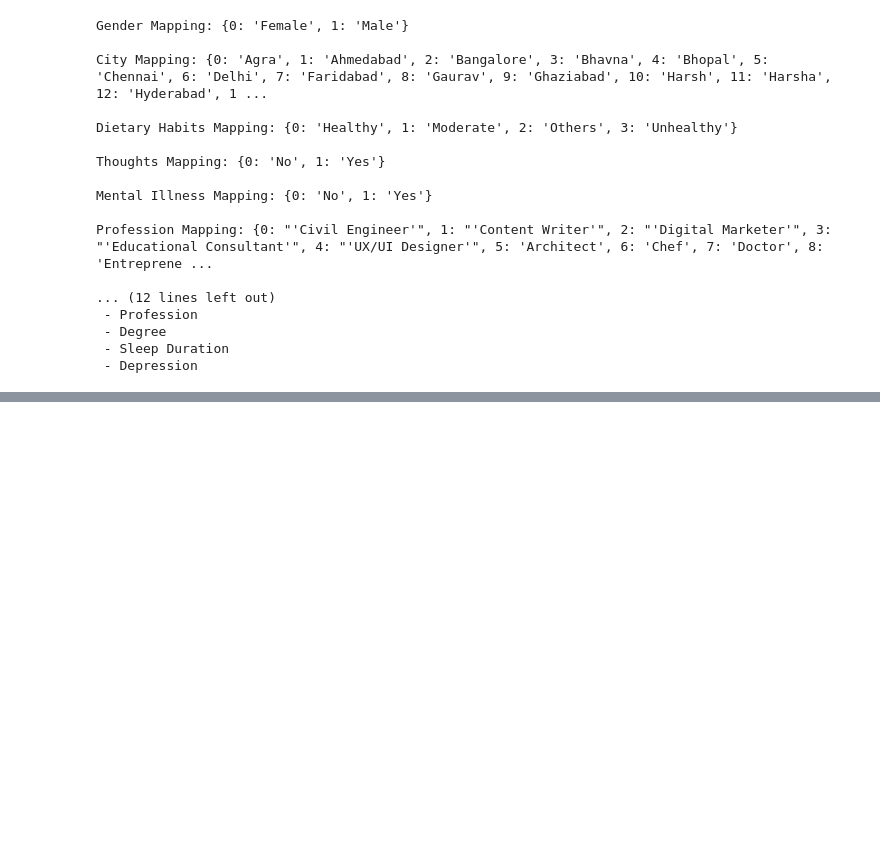
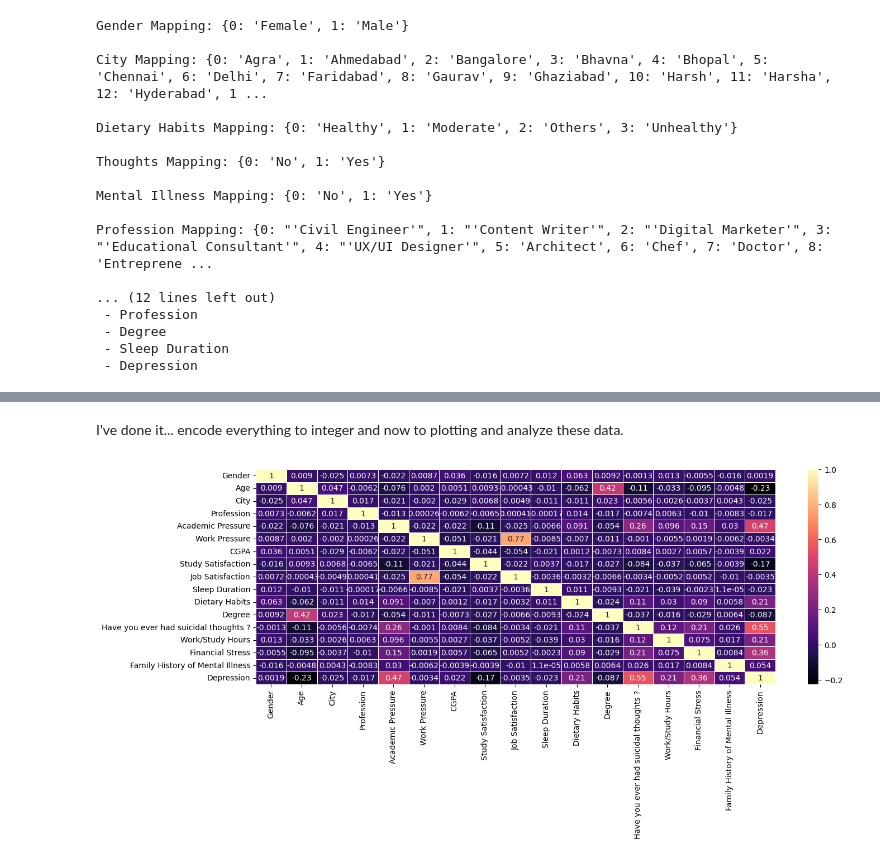
Before and after one commit to ETE4990-S25/homeworkfolder-Jayden-gif-dev, a Jupyter notebook: Labs/Lab_11/Huynh_Gia_Phong_Tat_Lab_11.ipynb, the cells around one changed output, grey strips where cells are left out. Saved outputs shown, nothing was run; the diff lists cells and outputs as text; code cells hidden in the pictures; blank space fills up the shorter version.

```diff
--- a/Labs/Lab_11/Huynh_Gia_Phong_Tat_Lab_11.ipynb
+++ b/Labs/Lab_11/Huynh_Gia_Phong_Tat_Lab_11.ipynb
@@ -241,0 +262,9 @@ Profession Mapping: {0: "'Civil Engineer'", 1: "'Content Writer'", 2: "'Digital
+# %% [markdown]
+I've done it... encode everything to integer and now to plotting and analyze these data.
+# %%
+plt.figure(figsize = (15,5))
+#wo_id = wo_id.drop(columns=['id']) # drop the id column since it's not needed for correlation
+sns.heatmap(wo_id.corr(), annot = True, linewidth = 0.5, cmap ="magma", cbar = True)
+plt.show()
+# %% [output]
+[figure, added]
```
Also changed, not shown: parts of 21 cells of this notebook.
